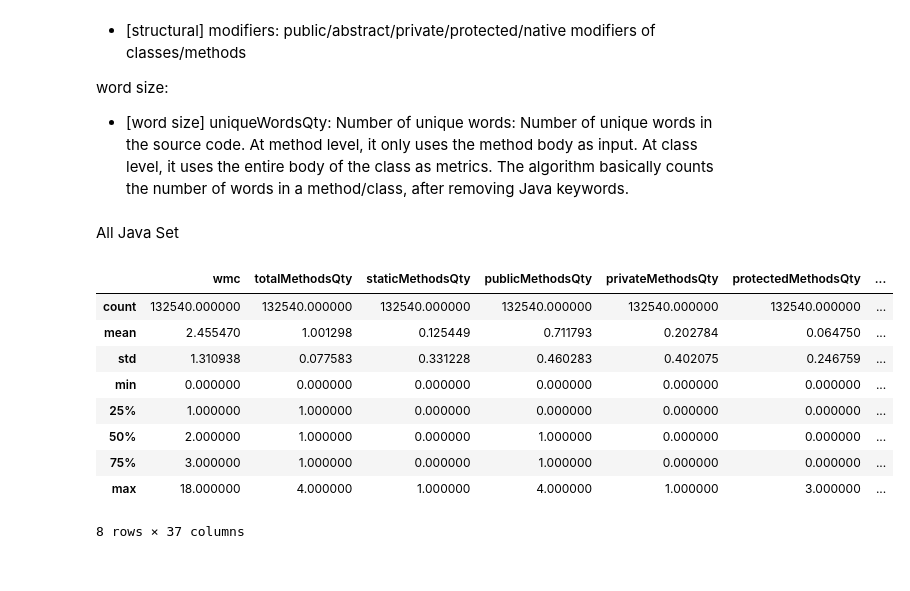
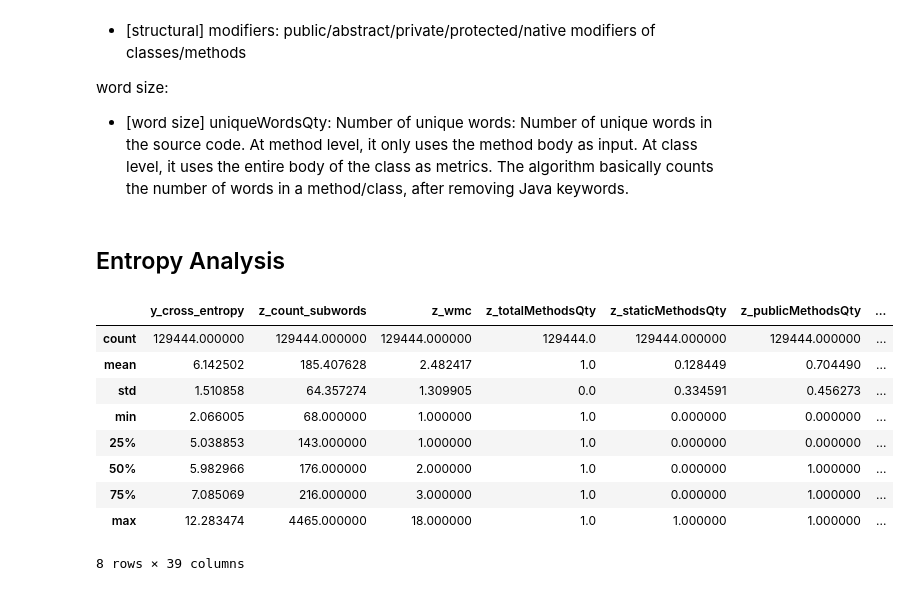
Before and after one commit to ArtificialSoftwareEngineering/InterpretingCodeGeneration, a Jupyter notebook: nbs/00_data.covariates.ipynb, the cells around one changed output. Saved outputs shown, nothing was run; the diff lists cells and outputs as text; code cells hidden in the pictures.

```diff
--- a/nbs/00_data.covariates.ipynb
+++ b/nbs/00_data.covariates.ipynb
@@ -873,0 +832,2 @@ len(df_cross_v0)
+# %%
+df_cross_v0_java_metrics_base = pd.concat( [t,df_cross_v0_java_metrics_base] )
@@ -877,3 +849,3 @@ df_cross_v0_java_metrics.to_json(params2['output'] / 'ck-metrics.jsonl', orient=
 # %%
 #Merging DataFrames
-df_cross_v1 = pd.merge( df_cross_v0, df_cross_v0_java_metrics, on = 'file' )
+df_cross_v1_base = pd.merge( df_cross_v0, df_cross_v0_java_metrics_base, on = 'file' )
@@ -883,0 +894,2 @@ len(df_cross_v1)
+# %%
+df_cross_v1_base.rename(columns = appropriate_columns_r, inplace = True)
@@ -896,2 +917,0 @@ df_cross_v1_anony.shape
-# %%
-df_cross_v1_base = df_cross_v1[~df_cross_v1['class'].str.contains('Anonymous')].copy()
@@ -977,18 +979,18 @@ structural:
 
 word size:
 - [word size] uniqueWordsQty: Number of unique words: Number of unique words in the source code. At method level, it only uses the method body as input. At class level, it uses the entire body of the class as metrics. The algorithm basically counts the number of words in a method/class, after removing Java keywords.
-# %% [markdown]
-All Java Set
+# %% [markdown]
+## Entropy Analysis
 # %%
-df_cross_v0_java_metrics.describe()
+df_cross_v1_base.describe()
 # %% [output]
-|  | wmc | totalMethodsQty | staticMethodsQty | publicMethodsQty | privateMethodsQty | protectedMethodsQty | ... |
-| count | 132540.000000 | 132540.000000 | 132540.000000 | 132540.000000 | 132540.000000 | 132540.000000 | ... |
-| mean | 2.455470 | 1.001298 | 0.125449 | 0.711793 | 0.202784 | 0.064750 | ... |
-| std | 1.310938 | 0.077583 | 0.331228 | 0.460283 | 0.402075 | 0.246759 | ... |
-| min | 0.000000 | 0.000000 | 0.000000 | 0.000000 | 0.000000 | 0.000000 | ... |
-| 25% | 1.000000 | 1.000000 | 0.000000 | 0.000000 | 0.000000 | 0.000000 | ... |
-| 50% | 2.000000 | 1.000000 | 0.000000 | 1.000000 | 0.000000 | 0.000000 | ... |
-| 75% | 3.000000 | 1.000000 | 0.000000 | 1.000000 | 0.000000 | 0.000000 | ... |
-| max | 18.000000 | 4.000000 | 1.000000 | 4.000000 | 1.000000 | 3.000000 | ... |
+|  | y_cross_entropy | z_count_subwords | z_wmc | z_totalMethodsQty | z_staticMethodsQty | z_publicMethodsQty | ... |
+| count | 129444.000000 | 129444.000000 | 129444.000000 | 129444.0 | 129444.000000 | 129444.000000 | ... |
+| mean | 6.142502 | 185.407628 | 2.482417 | 1.0 | 0.128449 | 0.704490 | ... |
+| std | 1.510858 | 64.357274 | 1.309905 | 0.0 | 0.334591 | 0.456273 | ... |
+| min | 2.066005 | 68.000000 | 1.000000 | 1.0 | 0.000000 | 0.000000 | ... |
+| 25% | 5.038853 | 143.000000 | 1.000000 | 1.0 | 0.000000 | 0.000000 | ... |
+| 50% | 5.982966 | 176.000000 | 2.000000 | 1.0 | 0.000000 | 1.000000 | ... |
+| 75% | 7.085069 | 216.000000 | 3.000000 | 1.0 | 0.000000 | 1.000000 | ... |
+| max | 12.283474 | 4465.000000 | 18.000000 | 1.0 | 1.000000 | 1.000000 | ... |
-8 rows × 37 columns
+8 rows × 39 columns
```
Also changed, not shown: parts of 61 cells of this notebook.
